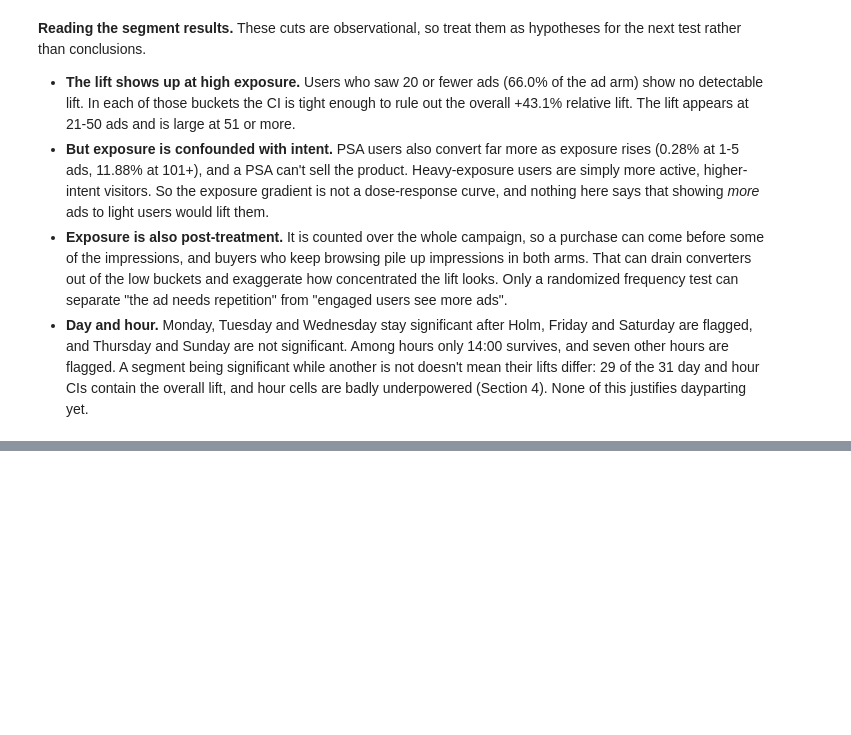
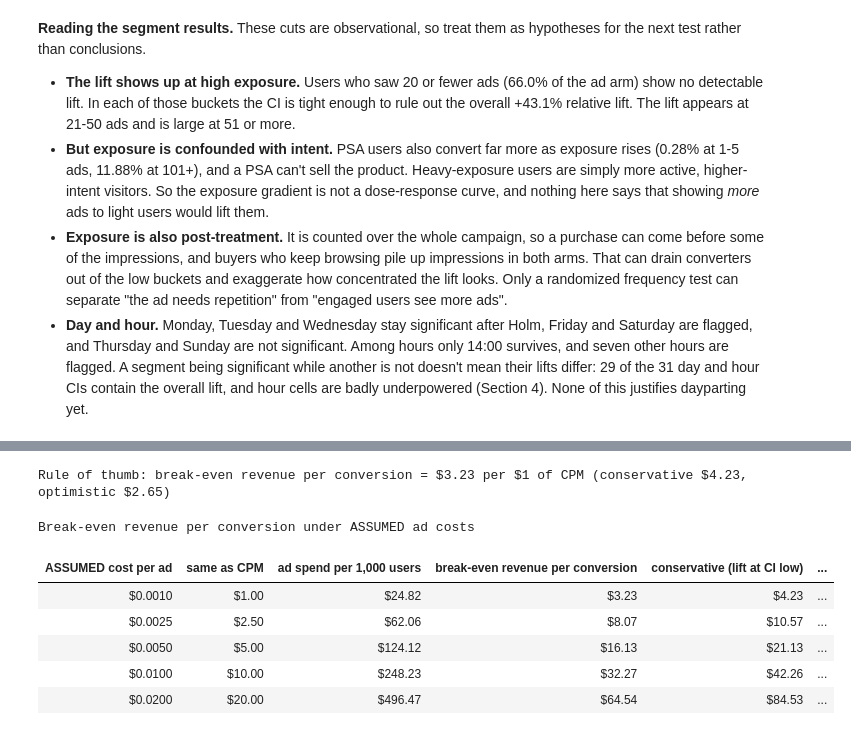
Before and after one commit to NidheeshK7/ab-test-ad-effectiveness, a Jupyter notebook: analysis.ipynb, the cells around one changed output, grey strips where cells are left out. Cells and saved outputs as stored; diff of their text form; code cells hidden in the pictures; blank space fills up the shorter version.

```diff
--- a/analysis.ipynb
+++ b/analysis.ipynb
@@ -694,0 +738,31 @@ Day/hour segments whose 95% CI contains the overall lift: 29 of 31
+# %%
+def spend_per_1k_users(cost_per_ad):
+    return ads_per_user * 1000 * cost_per_ad
+
+
+breakeven = pd.DataFrame({
+    "ASSUMED cost per ad": ASSUMED_COST_PER_AD,
+    "same as CPM": [c * 1000 for c in ASSUMED_COST_PER_AD],
+    "ad spend per 1,000 users": [spend_per_1k_users(c) for c in ASSUMED_COST_PER_AD],
+    "break-even revenue per conversion": [spend_per_1k_users(c) / incr_per_1k for c in ASSUMED_COST_PER_AD],
+    "conservative (lift at CI low)": [spend_per_1k_users(c) / incr_per_1k_ci[0] for c in ASSUMED_COST_PER_AD],
+    "optimistic (lift at CI high)": [spend_per_1k_users(c) / incr_per_1k_ci[1] for c in ASSUMED_COST_PER_AD],
+})
+be_per_cpm = ads_per_user / 1000 / abs_lift  # break-even revenue per conversion for each $1 of CPM
+be_per_cpm_conservative = ads_per_user / 1000 / abs_ci[0]
+print(f"Rule of thumb: break-even revenue per conversion = ${be_per_cpm:.2f} per $1 of CPM "
+      f"(conservative ${be_per_cpm_conservative:.2f}, optimistic ${ads_per_user / 1000 / abs_ci[1]:.2f})")
+table(breakeven.style
+      .format({"ASSUMED cost per ad": "${:.4f}", "same as CPM": "${:.2f}"})
+      .format("${:,.2f}", subset=breakeven.columns[2:])
+      .hide(axis="index")
+      .set_caption("Break-even revenue per conversion under ASSUMED ad costs"), "breakeven")
+# %% [output]
+Rule of thumb: break-even revenue per conversion = $3.23 per $1 of CPM (conservative $4.23, optimistic $2.65)
+Break-even revenue per conversion under ASSUMED ad costs
+| ASSUMED cost per ad | same as CPM | ad spend per 1,000 users | break-even revenue per conversion | conservative (lift at CI low) | ... |
+| $0.0010 | $1.00 | $24.82 | $3.23 | $4.23 | ... |
+| $0.0025 | $2.50 | $62.06 | $8.07 | $10.57 | ... |
+| $0.0050 | $5.00 | $124.12 | $16.13 | $21.13 | ... |
+| $0.0100 | $10.00 | $248.23 | $32.27 | $42.26 | ... |
+| $0.0200 | $20.00 | $496.47 | $64.54 | $84.53 | ... |
```
Also changed, not shown: parts of 12 cells of this notebook, 1 other file.
